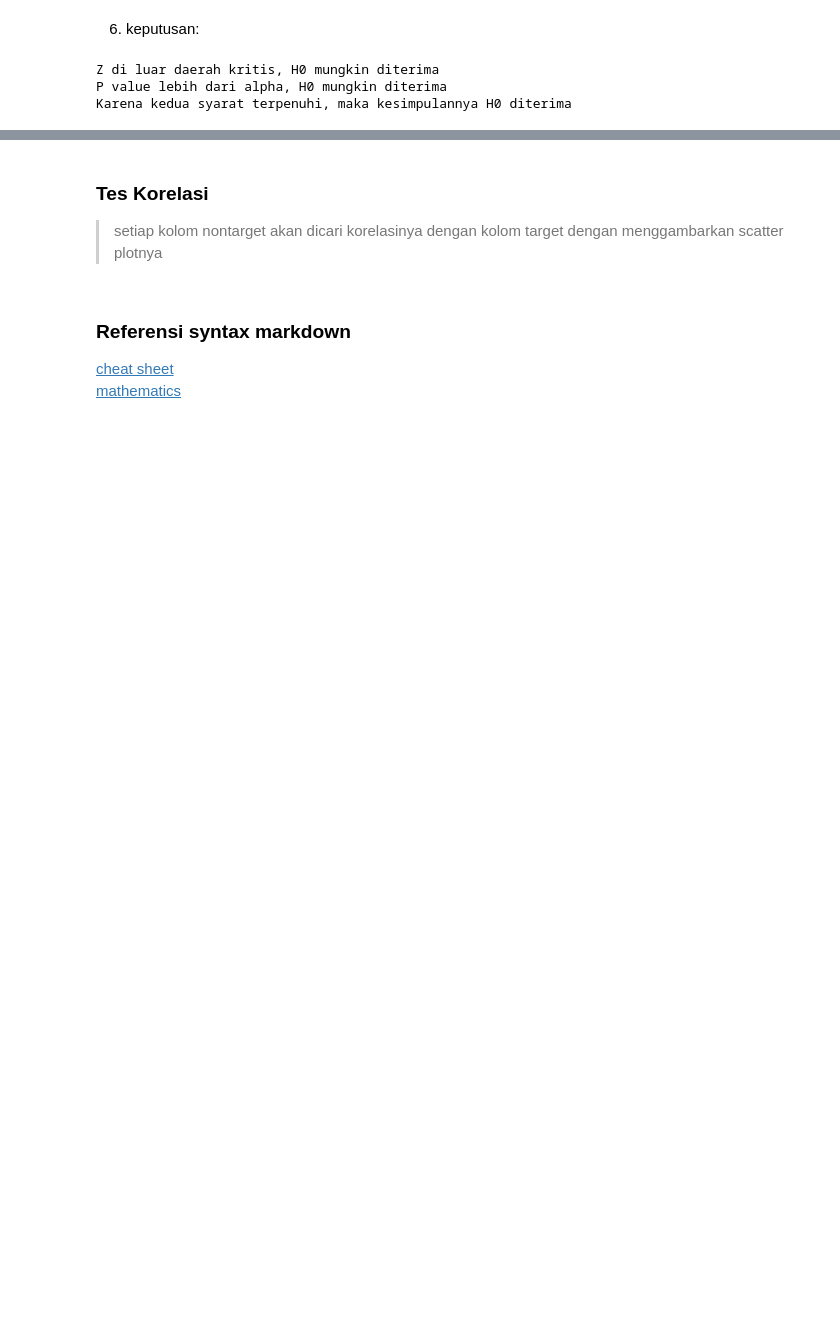
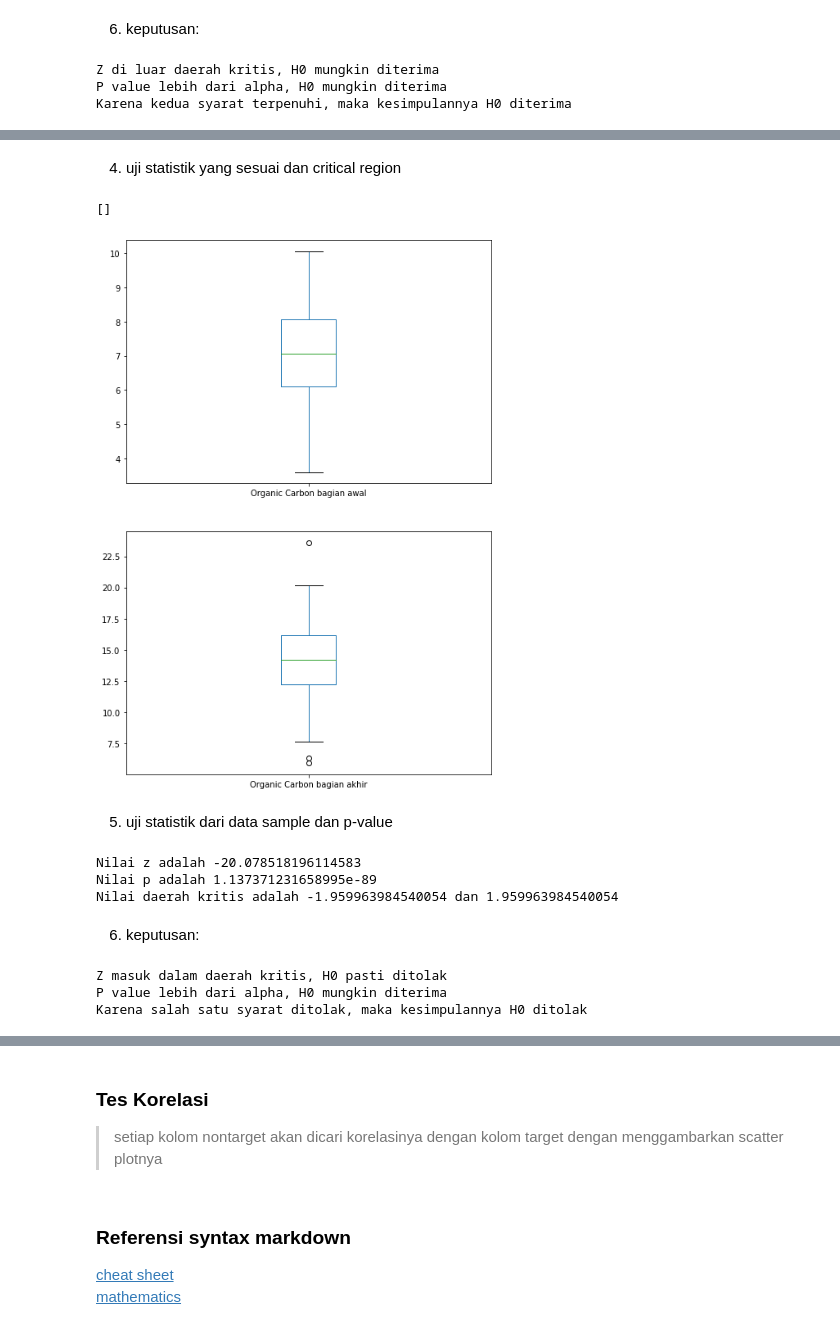
Before and after one commit to Amike31/Tubes1_Probstat, a Jupyter notebook: notebook.ipynb, the cells around one changed output, grey strips where cells are left out. Drawn from its saved outputs; the diff is of its cells as text; code cells hidden in the pictures; blank space fills up the shorter version.

```diff
--- a/notebook.ipynb
+++ b/notebook.ipynb
@@ -1036,0 +1059,60 @@ Karena kedua syarat terpenuhi, maka kesimpulannya H0 diterima
+# %% [markdown]
+4. uji statistik yang sesuai dan critical region
+# %%
+α = 0.05
+chloraminesAwal = df["chloramines"][:100]
+sampleAwal5c = chloraminesAwal
+miuAwal5c = sampleAwal5c.mean()
+sigmaAwal5c = chloraminesAwal.std()
+
+chloraminesAkhir = df["organic_carbon"][len(df)-100:]
+sampleAkhir5c = chloraminesAkhir
+miuAkhir5c = sampleAkhir5c.mean()
+sigmaAkhir5c = chloraminesAkhir.std()
+
+fig, axs = plt.subplots(2, figsize=(8,12))
+
+chloraminesAwal.plot.box(label = "Organic Carbon bagian awal", ax=axs[0])
+chloraminesAkhir.plot.box(label = "Organic Carbon bagian akhir", ax=axs[1])
+plt.plot()
+# %% [output]
+[]
+[figure, added]
+# %% [markdown]
+5. uji statistik dari data sample dan p-value
+# %%
+d0 = 0
+z5c = ((miuAwal5c-miuAkhir5c)-d0)/np.sqrt((pow(sigmaAwal5c,2)/100)+(pow(sigmaAkhir5c,2)/100))
+criticalValue5c = (stats.norm.ppf(1-α/2))
+if z5c < 0:
+  pValue5c = 2*(stats.norm.cdf(z5c))
+else:
+  pValue5c = 2*(stats.norm.sf(z5c))
+print("Nilai z adalah " + str(z5c))
+print("Nilai p adalah " + str(pValue5c))
+print("Nilai daerah kritis adalah " + str(-criticalValue5c) + " dan " + str(criticalValue5c))
+# %% [output]
+Nilai z adalah -20.078518196114583
+Nilai p adalah 1.137371231658995e-89
+Nilai daerah kritis adalah -1.959963984540054 dan 1.959963984540054
+# %% [markdown]
+6. keputusan:
+# %%
+if z5c > criticalValue5c or z5c < -criticalValue5c:
+    print("Z masuk dalam daerah kritis, H0 pasti ditolak")
+else:
+    print("Z di luar daerah kritis, H0 mungkin diterima")
+
+if pValue5a < α:
+    print("P value kurang dari alpha, H0 pasti ditolak")
+else:
+    print("P value lebih dari alpha, H0 mungkin diterima")
+
+if (z5c > criticalValue5c or z5c < -criticalValue5c) or (pValue5c < α):
+    print("Karena salah satu syarat ditolak, maka kesimpulannya H0 ditolak")
+else:
+    print("Karena kedua syarat terpenuhi, maka kesimpulannya H0 diterima")
+# %% [output]
+Z masuk dalam daerah kritis, H0 pasti ditolak
+P value lebih dari alpha, H0 mungkin diterima
+Karena salah satu syarat ditolak, maka kesimpulannya H0 ditolak
```
Also changed, not shown: parts of 21 cells of this notebook.
